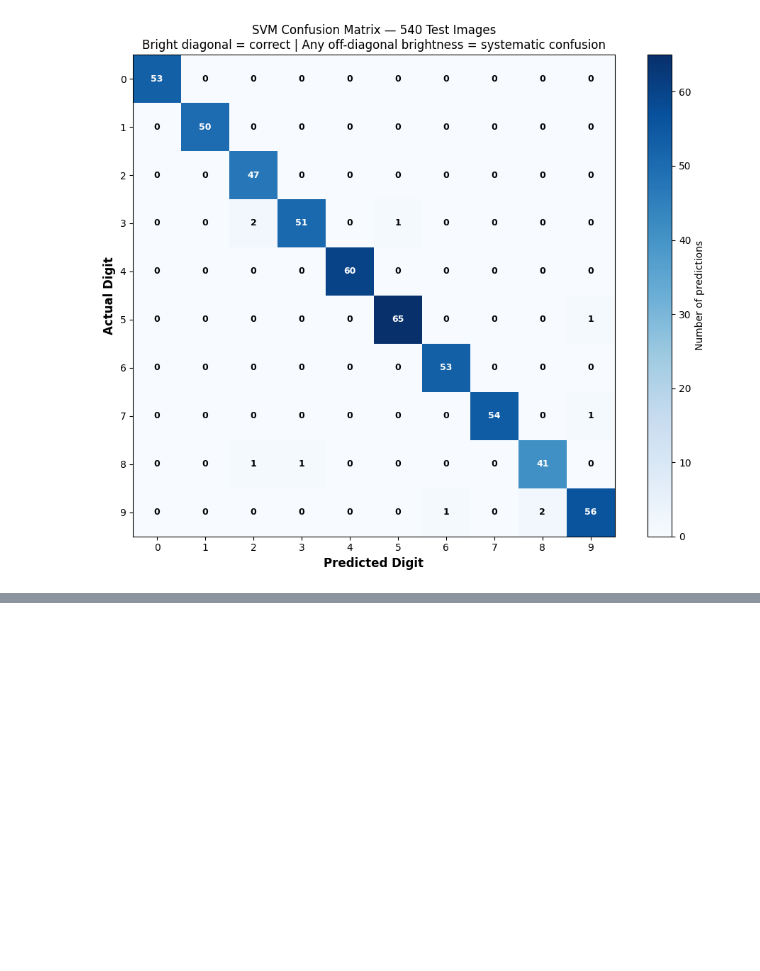
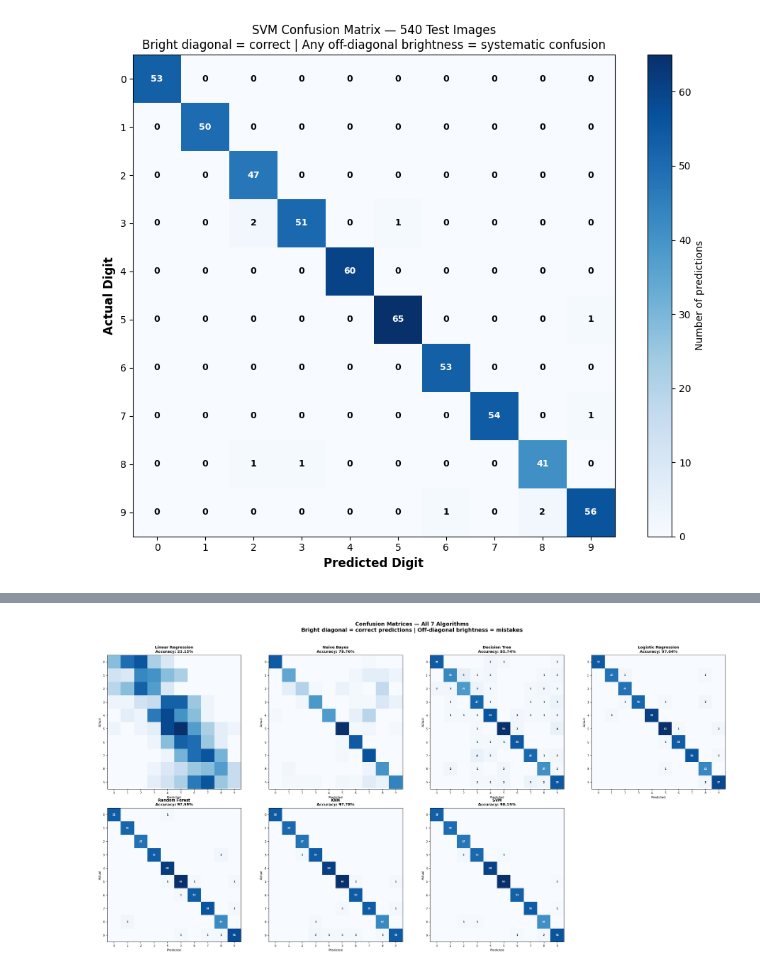
Before and after one commit to Yuvrajtakk/mnist-digit-recognizer, a Jupyter notebook: DigiReco.ipynb, the cells around one changed output, grey strips where cells are left out. Cells and saved outputs as stored; diff of their text form; code cells hidden in the pictures; blank space fills up the shorter version.

```diff
--- a/DigiReco.ipynb
+++ b/DigiReco.ipynb
@@ -1275,0 +1287,95 @@ Off-diagonal sum: 10  ← total mistakes
+# %%
+# Cell 16: All 7 confusion matrices in one figure
+
+# list of (name, predictions) pairs — same order as our scoreboard worst to best
+model_names = [
+    'Linear Regression',
+    'Naive Bayes',
+    'Decision Tree',
+    'Logistic Regression',
+    'Random Forest',
+    'KNN',
+    'SVM'
+]
+
+all_preds_list = [
+    lr_predictions,
+    nb_predictions,
+    dt_predictions,
+    lr_clf_predictions,
+    rf_predictions,
+    knn_predictions,
+    svm_predictions,
+]
+
+all_acc_list = [
+    lr_accuracy,
+    nb_accuracy,
+    dt_accuracy,
+    lr_clf_accuracy,
+    rf_accuracy,
+    knn_accuracy,
+    svm_accuracy,
+]
+
+# plt.subplots(2, 4) creates a grid of frames: 2 rows, 4 columns = 8 frames
+# we only need 7 (one per algorithm) so the 8th frame gets hidden
+# figsize=(24, 12) — wide canvas to fit 4 matrices per row
+fig, axes = plt.subplots(2, 4, figsize=(24, 12))
+
+# axes is a 2x4 grid — we flatten it to a simple list of 8 frames
+# so we can access frame 0, 1, 2... instead of axes[0][0], axes[0][1]...
+axes_flat = axes.flatten()
+
+for idx in range(7):
+    ax = axes_flat[idx]         # pick the next available frame
+    name  = model_names[idx]    # algorithm name for the title
+    preds = all_preds_list[idx] # this algorithm's predictions
+    acc   = all_acc_list[idx]   # this algorithm's accuracy
+
+    # compute confusion matrix for this algorithm
+    cm = confusion_matrix(y_test, preds)
+
+    # draw it as a heatmap
+    # vmin=0 and vmax=cm.max() ensures the color scale
+    # is anchored to this specific matrix's range
+    im = ax.imshow(cm, cmap='Blues', vmin=0, vmax=cm.max())
+
+    # write numbers inside cells only for the better models
+    # for Linear Regression the numbers are too scattered to be readable
+    # so we skip annotation there to avoid visual clutter
+    if acc > 0.80:
+        for i in range(10):
+            for j in range(10):
+                if cm[i, j] > 0:  # only label non-zero cells to reduce clutter
+                    text_color = 'white' if cm[i, j] > cm.max() * 0.5 else 'black'
+                    ax.text(j, i, str(cm[i, j]),
+                            ha='center', va='center',
+                            fontsize=6, color=text_color, fontweight='bold')
+
+    # set tick labels 0-9 on both axes
+    ax.set_xticks(range(10))
+    ax.set_yticks(range(10))
+    ax.set_xticklabels(range(10), fontsize=7)
+    ax.set_yticklabels(range(10), fontsize=7)
+
+    # title shows algorithm name + accuracy so you can read both at a glance
+    ax.set_title(f'{name}\nAccuracy: {acc*100:.2f}%',
+                 fontsize=10, fontweight='bold')
+    ax.set_xlabel('Predicted', fontsize=8)
+    ax.set_ylabel('Actual', fontsize=8)
+
+# hide the 8th frame — we only have 7 algorithms but created 8 frames
+# axes_flat[7] is the empty 8th slot — turning it off makes the layout clean
+axes_flat[7].set_visible(False)
+
+fig.suptitle(
+    'Confusion Matrices — All 7 Algorithms\n'
+    'Bright diagonal = correct predictions | Off-diagonal brightness = mistakes',
+    fontsize=14, fontweight='bold', y=1.02
+)
+
+plt.tight_layout()
+plt.show()
+# %% [output]
+[figure, added]
```
Also changed, not shown: parts of 3 cells of this notebook.
